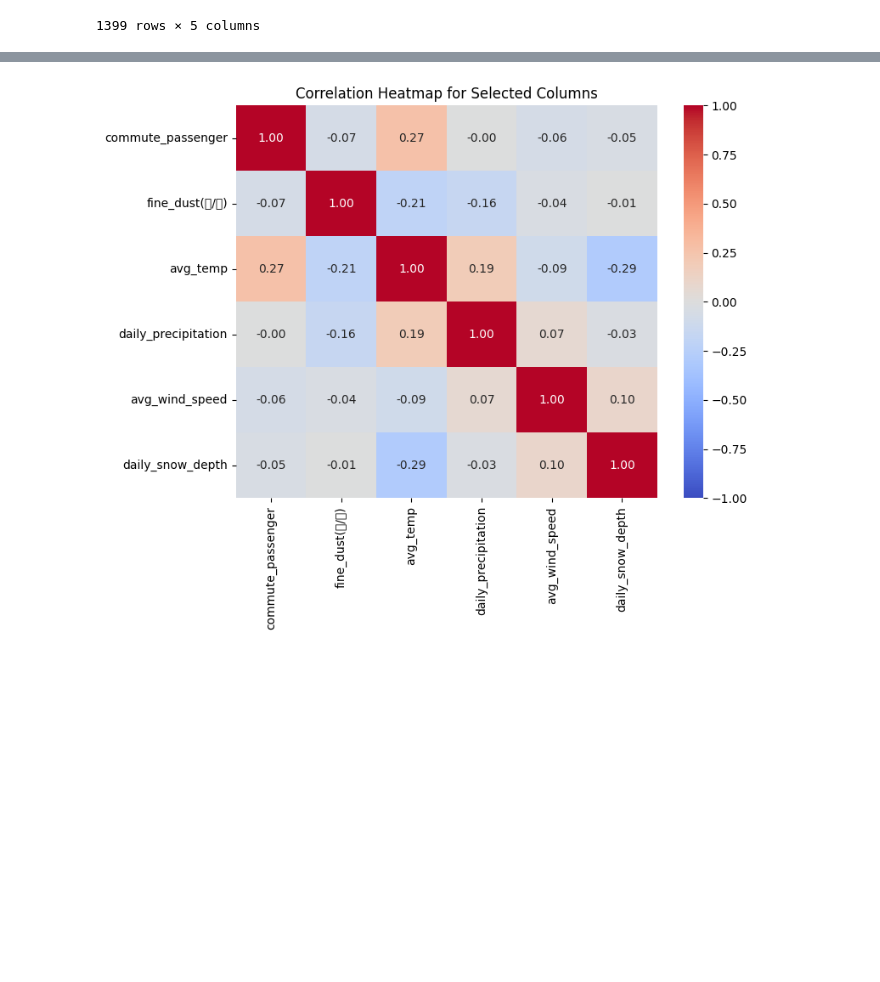
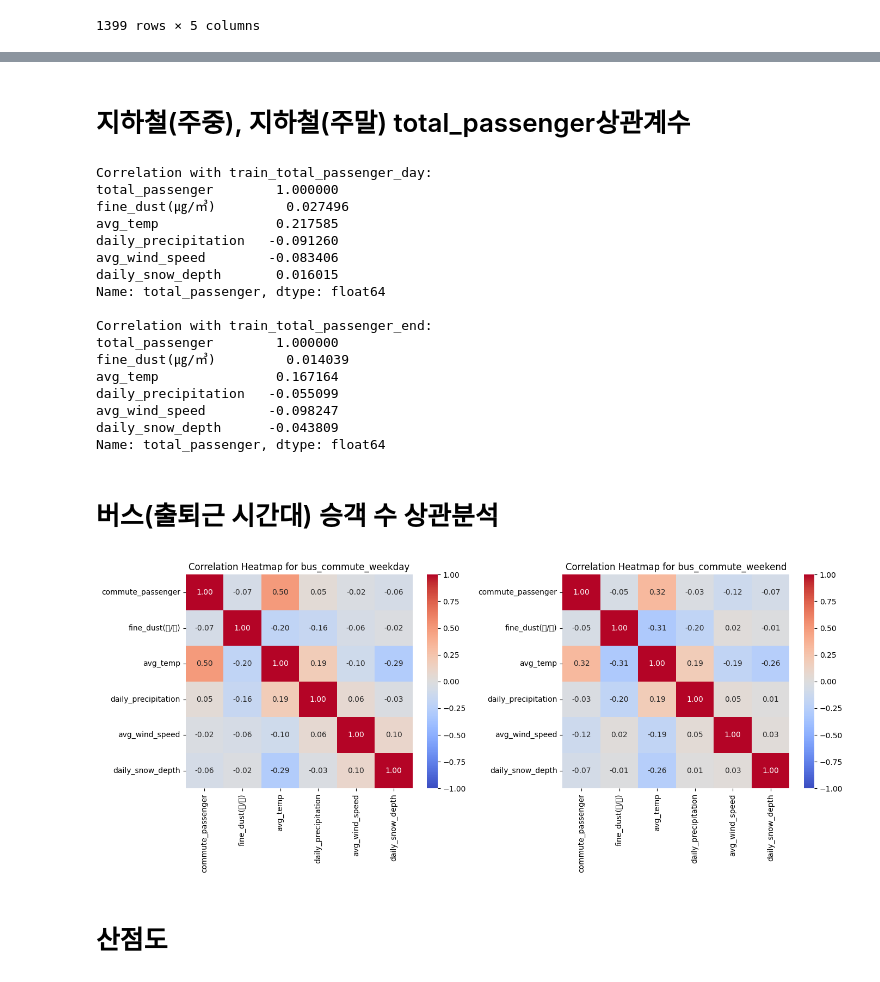
Before and after one commit to mini-project-y/1st_mini_project, a Jupyter notebook: Mook/pjt_corr.ipynb, the cells around one changed output, grey strips where cells are left out. Drawn from its saved outputs; the diff is of its cells as text; code cells hidden in the pictures; blank space fills up the shorter version.

```diff
--- a/Mook/pjt_corr.ipynb
+++ b/Mook/pjt_corr.ipynb
@@ -361,15 +367,58 @@ Name: total_passenger, dtype: float64
+# %% [markdown]
+# 지하철(주중), 지하철(주말) total_passenger상관계수
+# %%
+train_total_correlation_day = train_correlation_matrix_day['total_passenger']
+train_total_correlation_end = train_correlation_matrix_end['total_passenger']
+
+
+print("Correlation with train_total_passenger_day:")
+print(train_total_correlation_day)
+print()
+print("Correlation with train_total_passenger_end:")
+print(train_total_correlation_end)
+# %% [output]
+Correlation with train_total_passenger_day:
+total_passenger        1.000000
+fine_dust(㎍/㎥)         0.027496
+avg_temp               0.217585
+daily_precipitation   -0.091260
+avg_wind_speed        -0.083406
+daily_snow_depth       0.016015
+Name: total_passenger, dtype: float64
+
+Correlation with train_total_passenger_end:
+total_passenger        1.000000
+fine_dust(㎍/㎥)         0.014039
+avg_temp               0.167164
+daily_precipitation   -0.055099
+avg_wind_speed        -0.098247
+daily_snow_depth      -0.043809
+Name: total_passenger, dtype: float64
+# %% [markdown]
+# 버스(출퇴근 시간대) 승객 수 상관분석
 # %%
-# 상관 분석할 열 선택
 columns_of_interest = ['commute_passenger', 'fine_dust(㎍/㎥)', 'avg_temp', 'daily_precipitation', 'avg_wind_speed', 'daily_snow_depth']
-df_selected = df_bus_weekday[columns_of_interest]
 
-# 상관계수 계산
-correlation_matrix = df_selected.corr()
 
-#상관관계 시각화
-plt.figure(figsize=(8, 6))
-sns.heatmap(correlation_matrix, annot=True, cmap='coolwarm', fmt=".2f", vmin=-1, vmax=1)
-plt.title("Correlation Heatmap for Selected Columns")
+bus_selected_day = df_bus_weekday[columns_of_interest]
+bus_selected_end = df_bus_weekend[columns_of_interest]
+
+bus_correlation_matrix_day = bus_selected_day.corr()
+bus_correlation_matrix_end = bus_selected_end.corr()
+
+plt.figure(figsize=(14, 6))
+
+plt.subplot(1, 2, 1)
+sns.heatmap(bus_correlation_matrix_day, annot=True, cmap='coolwarm', fmt=".2f", vmin=-1, vmax=1)
+plt.title("Correlation Heatmap for bus_commute_weekday")
+
+plt.subplot(1, 2, 2)
+sns.heatmap(bus_correlation_matrix_end, annot=True, cmap='coolwarm', fmt=".2f", vmin=-1, vmax=1)
+plt.title("Correlation Heatmap for bus_commute_weekend")
+
+plt.tight_layout()
 plt.show()
 # %% [output]
-[figure, old version]
+[figure, new version]
+# %% [markdown]
+# 산점도
```
Also changed, not shown: parts of 39 cells of this notebook.
